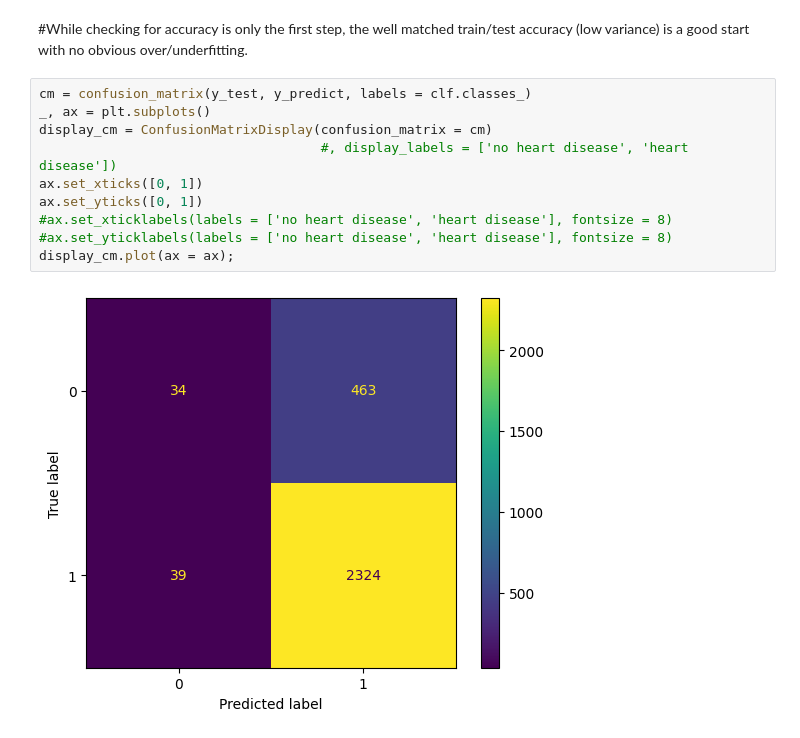
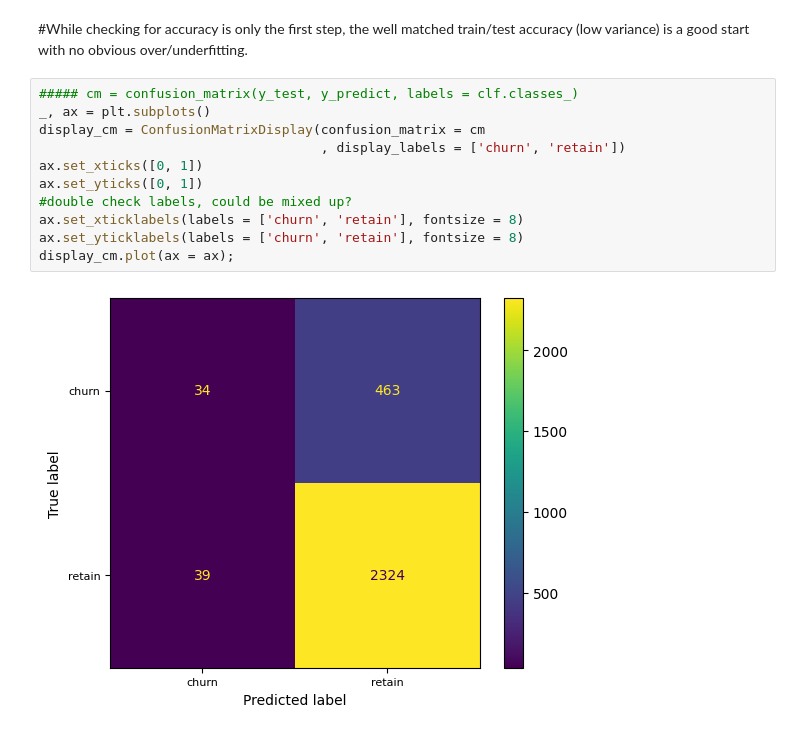
Before and after one commit to amoutafian/waze_capstone, a Jupyter notebook: notebooks/29.3 Modeling .ipynb, the cells around one changed output. Cells and saved outputs as stored; diff of their text form.

```diff
--- a/notebooks/29.3 Modeling .ipynb
+++ b/notebooks/29.3 Modeling .ipynb
@@ -100,14 +104,15 @@ train_accuracy
 # %% [markdown]
 #While checking for accuracy is only the first step, the well matched train/test accuracy (low variance) is a good start with no obvious over/underfitting.
 # %%
-cm = confusion_matrix(y_test, y_predict, labels = clf.classes_)
+##### cm = confusion_matrix(y_test, y_predict, labels = clf.classes_)
 _, ax = plt.subplots()
-display_cm = ConfusionMatrixDisplay(confusion_matrix = cm)
-                                    #, display_labels = ['no heart disease', 'heart disease'])
+display_cm = ConfusionMatrixDisplay(confusion_matrix = cm
+                                    , display_labels = ['churn', 'retain'])
 ax.set_xticks([0, 1])
 ax.set_yticks([0, 1])
-#ax.set_xticklabels(labels = ['no heart disease', 'heart disease'], fontsize = 8)
-#ax.set_yticklabels(labels = ['no heart disease', 'heart disease'], fontsize = 8)
+#double check labels, could be mixed up?
+ax.set_xticklabels(labels = ['churn', 'retain'], fontsize = 8)
+ax.set_yticklabels(labels = ['churn', 'retain'], fontsize = 8)
 display_cm.plot(ax = ax);
 # %% [output]
-[figure, old version]
+[figure, new version]
```
Also changed, not shown: parts of 2 cells of this notebook.
